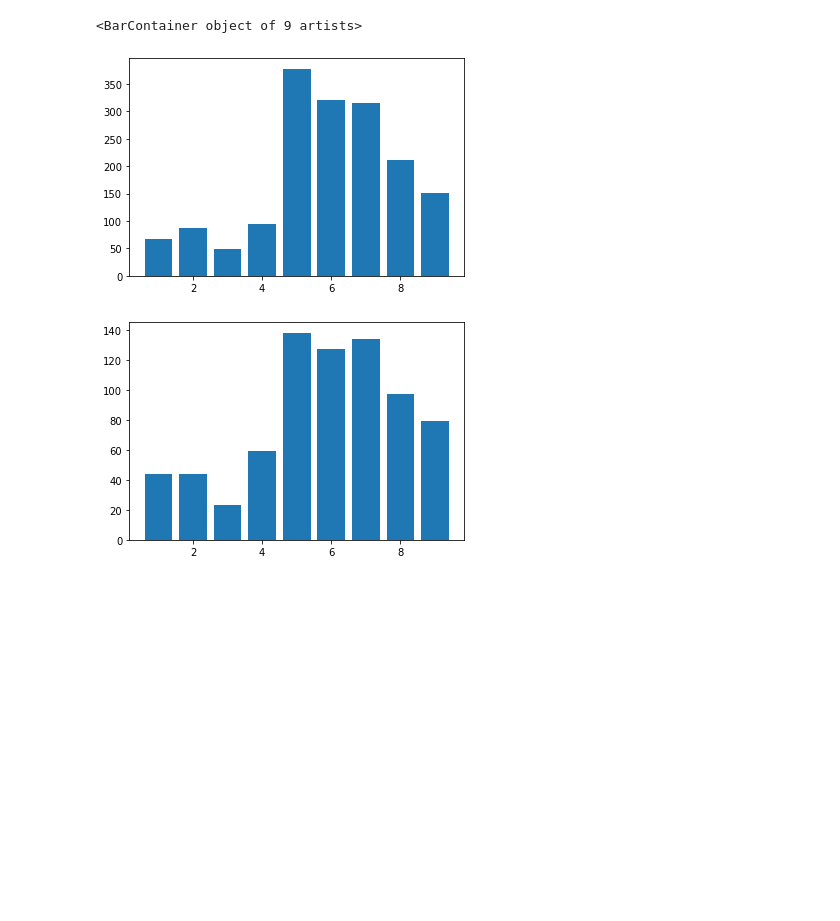
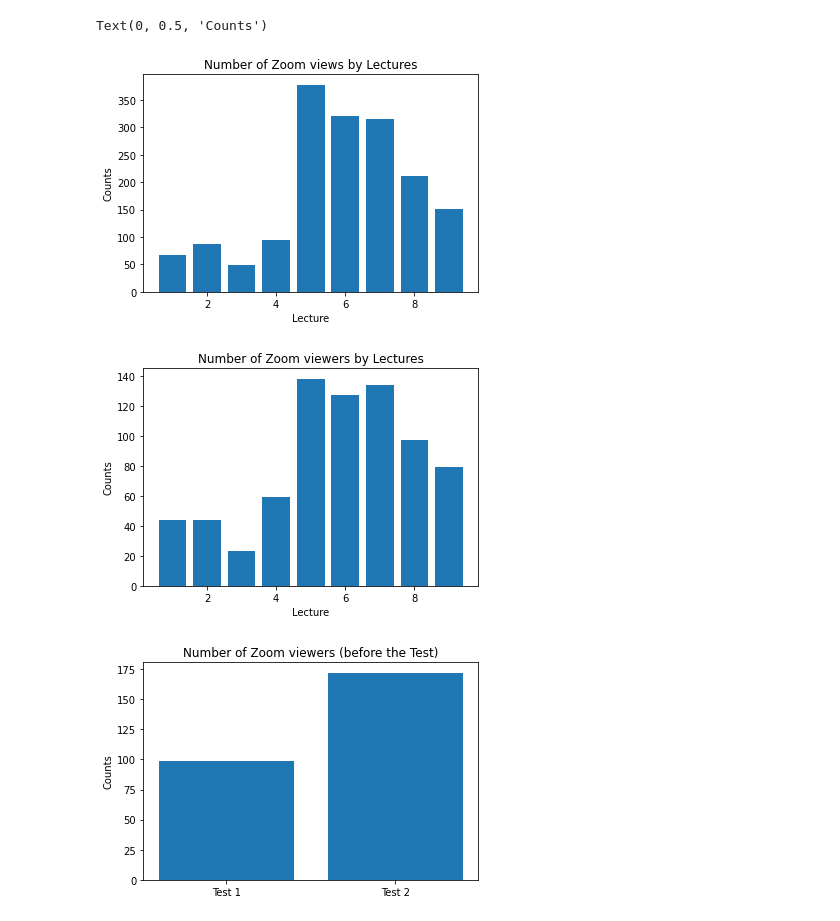
Before and after one commit to dmnguyen-uoft/ECO-202---Research, a Jupyter notebook: data_analysis.ipynb, the cells around one changed output. Drawn from its saved outputs; the diff is of its cells as text; code cells hidden in the pictures; blank space fills up the shorter version.

```diff
--- a/data_analysis.ipynb
+++ b/data_analysis.ipynb
@@ -65,22 +71,41 @@ df_zoom = df_zoom.dropna(subset =['ID'])
 # %%
 # Plot number of views and viewers by lecture
 # Note: Lecture 4 is the last lecture before Term Test 1
 views = [0] * 9
 viewers = [0] * 9
 lecture = [0] * 9
 
 for i in range(0,9):
     lecture[i] = i + 1
     views[i] = len(df_zoom[df_zoom['Lecture'] == i + 1])
     viewers[i] = len(df_zoom['Email'][df_zoom['Lecture'] == i + 1].unique())
 
+plt.figure()
 plt.bar(lecture, views)
+plt.title('Number of Zoom views by Lectures')
+plt.xlabel('Lecture')
+plt.ylabel('Counts')
+
 plt.figure()
 plt.bar(lecture, viewers)
+plt.title('Number of Zoom viewers by Lectures')
+plt.xlabel('Lecture')
+plt.ylabel('Counts')
+
+# Number of viewers for Test 1 and Test 2
+viewers_test = [0,0]
+viewers_test[0] = len(df_zoom['Email'][df_zoom['Lecture'] < 5].unique())
+viewers_test[1] = len(df_zoom['Email'][df_zoom['Lecture'] >= 5].unique())
+
+plt.figure()
+plt.bar(['Test 1', 'Test 2'], viewers_test)
+plt.title('Number of Zoom viewers (before the Test)')
+plt.ylabel('Counts')
 # %% [output]
-<BarContainer object of 9 artists>
+Text(0, 0.5, 'Counts')
-[figure, old version]
+[figure, new version]
-[figure, old version]
+[figure, new version]
+[figure, added]
 # %%
 # Identify students who view videos
 df_grade['Test 1 - Watch'] = 0
```
Also changed, not shown: parts of 9 cells of this notebook.
